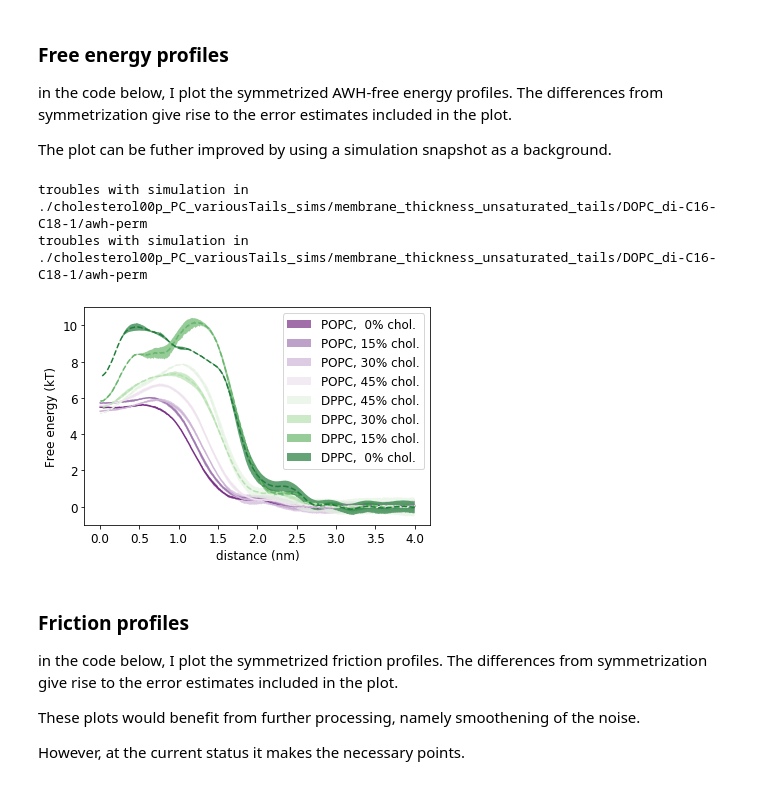
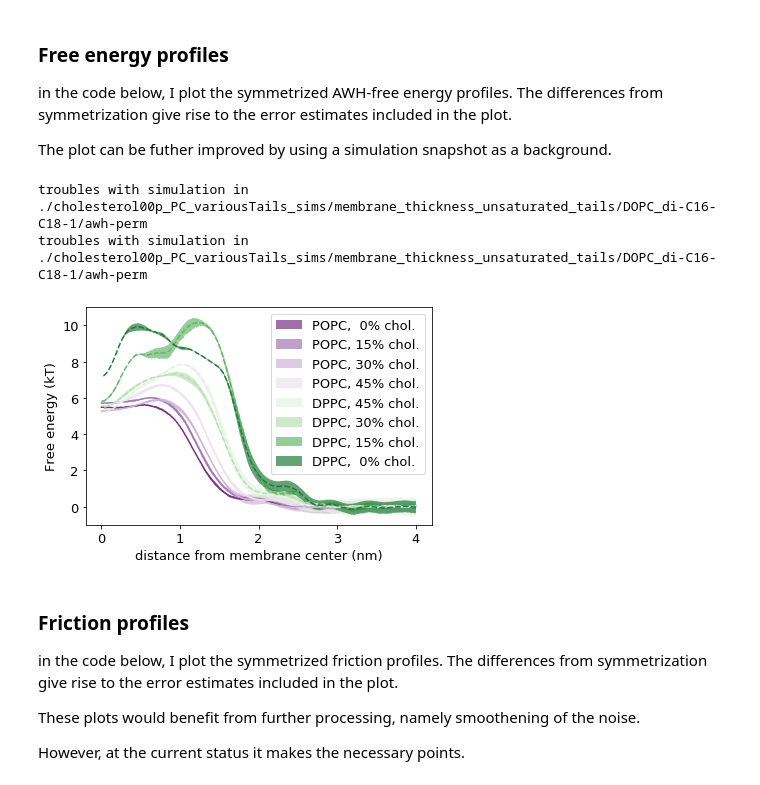
Before and after one commit to jmelcr/permeability, a Jupyter notebook: martini3/analysis_martini3_simulations_make_dataFrame.ipynb, the cells around one changed output. Cells and saved outputs as stored; diff of their text form; code cells hidden in the pictures.

```diff
--- a/martini3/analysis_martini3_simulations_make_dataFrame.ipynb
+++ b/martini3/analysis_martini3_simulations_make_dataFrame.ipynb
@@ -198,7 +198,7 @@ by using a simulation snapshot as a background.
 sns.set_palette("PRGn", n_colors=8) #len(po_sims))
 
 # use a larger font
-mpl.rcParams.update({'font.size': 12})
+mpl.rcParams.update({'font.size': 13})
 # %%
 for sim_list, xxpc in zip([po_sims, dp_sims], ["POPC", "DPPC"]):
     # DOPC - reference - at the background
@@ -216,35 +216,35 @@ for sim_list, xxpc in zip([po_sims, dp_sims], ["POPC", "DPPC"]):
 
     if "POPC" in xxpc:
         linestyle = "-"
     else:
         linestyle = "--"
 
 
     for s in sim_list:
         if (xxpc == 'POPC' and s.starting_conf != 'gel') or (xxpc == 'DPPC' and s.starting_conf != 'fluid'):
             try:
                     (x_half, awhsym, awhsym_err) = prep_to_plot(s.awh_x, s.awh)
                     plt.plot(x_half, awhsym, ls=linestyle)
                     plt.fill_between(x=x_half,
                                      y1=awhsym+awhsym_err,
                                      y2=awhsym-awhsym_err,
                                      label="{},{: 3d}% {}.".format(xxpc, s.sterol_conc, s.sterol_type[:-1]),
                                      alpha=0.7)
             except:
                 print("troubles plotting simulation in {}".format(s.dirname))
 
 plt.legend()
 fig = plt.gca()
 fig.figure.set_size_inches([6.2,4.0])
 plt.ylim([-1, 11])
 plt.ylabel("Free energy (kT)")
-plt.xlabel("distance (nm)")
+plt.xlabel("distance from membrane center (nm)")
 plt.savefig("awh_dG_profiles_all_sterol-concs-EOLS.png".format(xxpc), dpi=150, bbox_inces='tight')
 plt.show()
 # %% [output]
 troubles with simulation in ./cholesterol00p_PC_variousTails_sims/membrane_thickness_unsaturated_tails/DOPC_di-C16-C18-1/awh-perm
 troubles with simulation in ./cholesterol00p_PC_variousTails_sims/membrane_thickness_unsaturated_tails/DOPC_di-C16-C18-1/awh-perm
-[figure, old version]
+[figure, new version]
 # %% [markdown]
 ### Friction profiles
 
```
Also changed, not shown: parts of 1 cell of this notebook, 2 other files.
